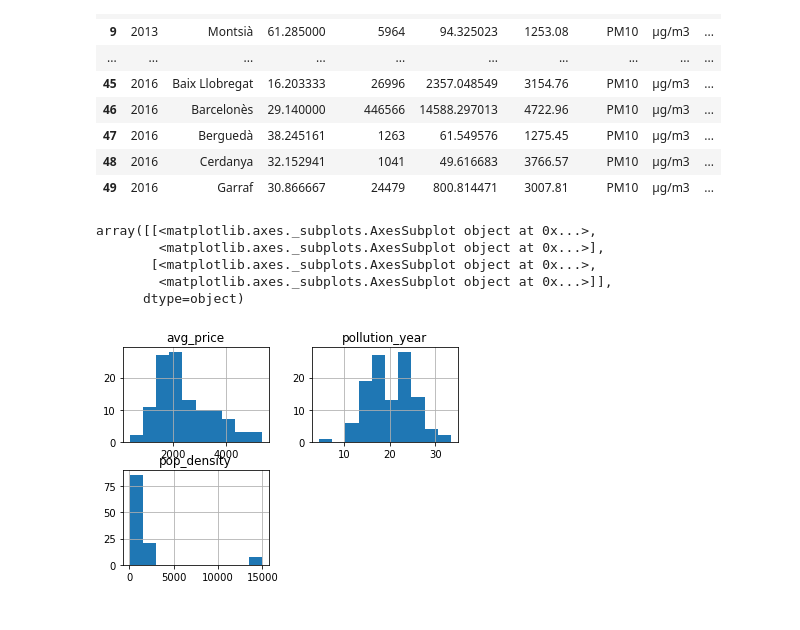
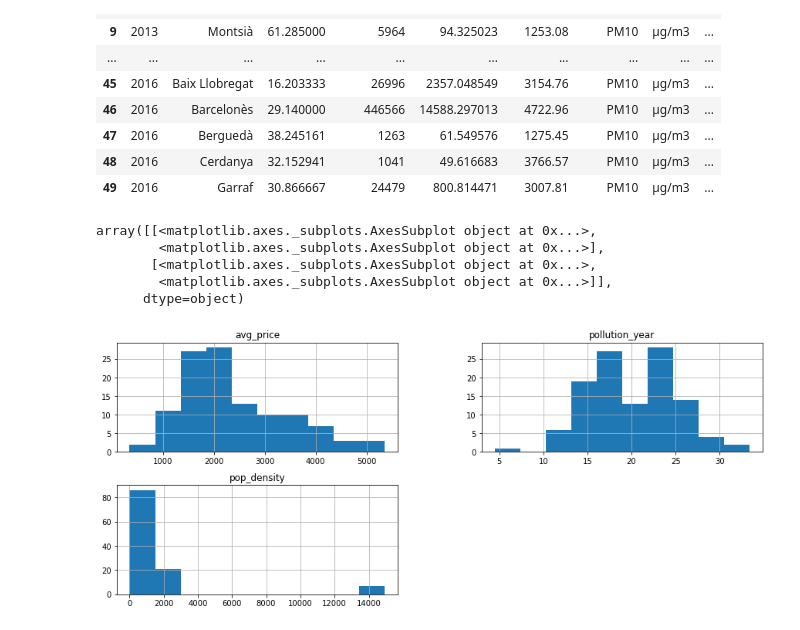
Before and after one commit to ta-data-bcn/Project-Week-5-Your-Own-Project, a Jupyter notebook: datasets/data_united.ipynb, the cells around one changed output. Cells and saved outputs as stored; diff of their text form; code cells hidden in the pictures.

```diff
--- a/datasets/data_united.ipynb
+++ b/datasets/data_united.ipynb
@@ -77,11 +78,11 @@ pollution_density_house.head(50)
 | 48 | 2016 | Cerdanya | 32.152941 | 1041 | 49.616683 | 3766.57 | PM10 | µg/m3 | ... |
 | 49 | 2016 | Garraf | 30.866667 | 24479 | 800.814471 | 3007.81 | PM10 | µg/m3 | ... |
 # %%
-pollution_density_house.hist(['pop_density', 'avg_price', 'pollution_year'])
+pollution_density_house.hist(['pop_density', 'avg_price', 'pollution_year'], figsize= (15, 6))
 # %% [output]
 array([[<matplotlib.axes._subplots.AxesSubplot object at 0x...>,
         <matplotlib.axes._subplots.AxesSubplot object at 0x...>],
        [<matplotlib.axes._subplots.AxesSubplot object at 0x...>,
         <matplotlib.axes._subplots.AxesSubplot object at 0x...>]],
       dtype=object)
-[figure, old version]
+[figure, new version]
```
Also changed, not shown: parts of 6 cells of this notebook, 7 other files.
